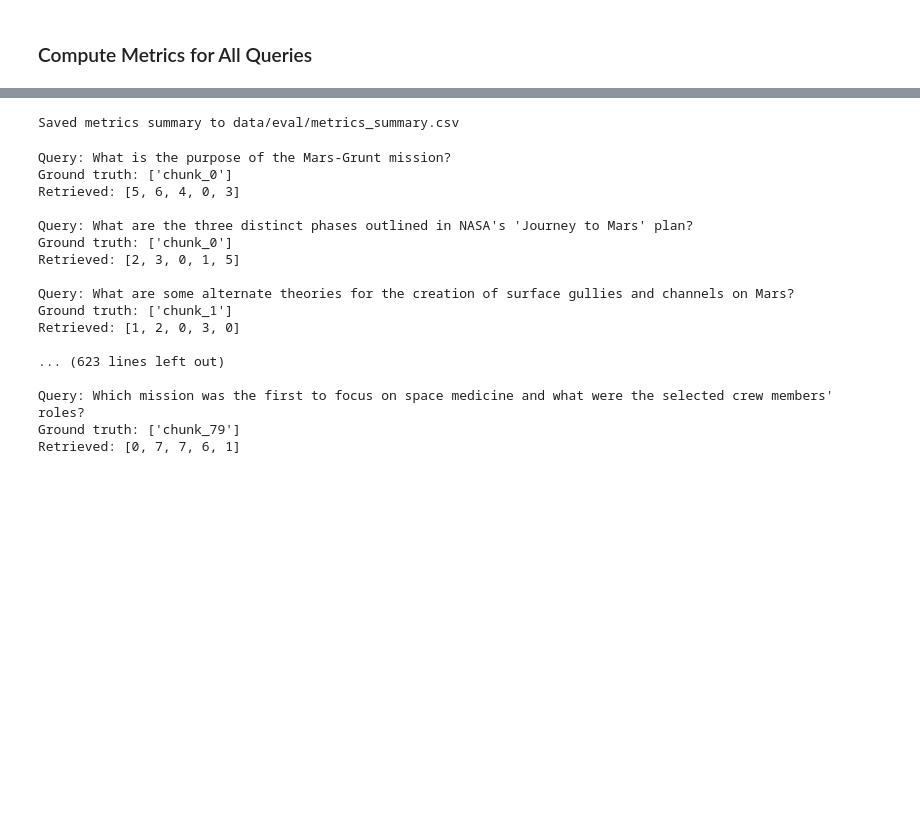
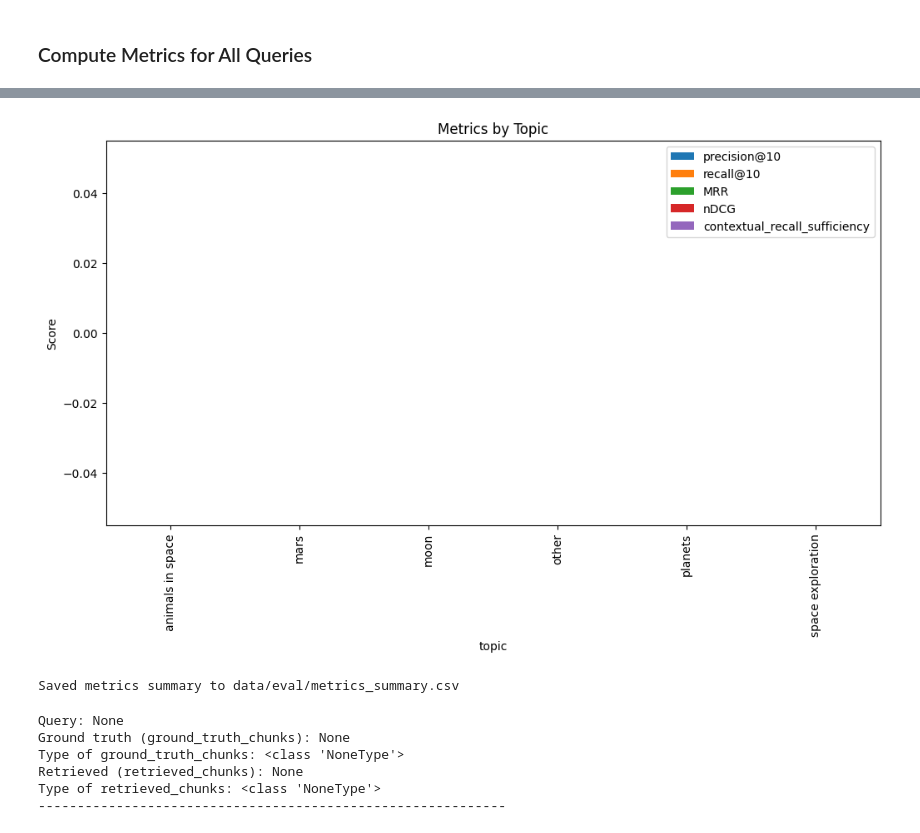
Before and after one commit to lkirch/ScienceSage, a Jupyter notebook: notebooks/sciencesage_rag_llm_evaluation.ipynb, the cells around one changed output, grey strips where cells are left out. Cells and saved outputs as stored; diff of their text form; code cells hidden in the pictures; blank space fills up the shorter version.

Commit message:
TODO: debug

```diff
--- a/notebooks/sciencesage_rag_llm_evaluation.ipynb
+++ b/notebooks/sciencesage_rag_llm_evaluation.ipynb
@@ -121,37 +135,35 @@ plt.show()
 # %%
 # Metrics by Topic or Level
-if "topic" in golden_df.columns:
-    merged = pd.concat([metrics_df, golden_df[["topic"]]], axis=1)
+if "topic" in ground_truth_df.columns:
+    merged = pd.concat([metrics_df, ground_truth_df[["topic"]]], axis=1)
     topic_means = merged.groupby("topic").mean(numeric_only=True)
     topic_means.plot(kind="bar", figsize=(12,6), title="Metrics by Topic")
     plt.ylabel("Score")
     plt.show()
+# %% [output]
+[figure, added]
 # %%
 metrics_df.to_csv(f"../{METRICS_SUMMARY_FILE}", index=False)
 print(f"Saved metrics summary to {METRICS_SUMMARY_FILE}")
 # %% [output]
 Saved metrics summary to data/eval/metrics_summary.csv
 # %%
-for g, r in zip(golden, results):
+# Show the first few queries for debugging
+for g, r in zip(ground_truth, results):
     print("Query:", g.get("query"))
-    print("Ground truth:", g.get("context_ids"))
-    print("Retrieved:", r.get("retrieved_chunks"))
-    print()
+    print("Ground truth (ground_truth_chunks):", g.get("ground_truth_chunks"))
+    print("Type of ground_truth_chunks:", type(g.get("ground_truth_chunks")))
+    print("Retrieved (retrieved_chunks):", r.get("retrieved_chunks"))
+    print("Type of retrieved_chunks:", type(r.get("retrieved_chunks")))
+    if g.get("ground_truth_chunks") and r.get("retrieved_chunks"):
+        print("Sample ground truth item type:", type(g.get("ground_truth_chunks")[0]))
+        print("Sample retrieved item type:", type(r.get("retrieved_chunks")[0]))
+    print("-" * 60)
+    break  # Remove break to see more queries
 # %% [output]
-Query: What is the purpose of the Mars-Grunt mission?
-Ground truth: ['chunk_0']
-Retrieved: [5, 6, 4, 0, 3]
-
-Query: What are the three distinct phases outlined in NASA's 'Journey to Mars' plan?
-Ground truth: ['chunk_0']
-Retrieved: [2, 3, 0, 1, 5]
-
-Query: What are some alternate theories for the creation of surface gullies and channels on Mars?
-Ground truth: ['chunk_1']
-Retrieved: [1, 2, 0, 3, 0]
-
-... (623 lines left out)
-
-Query: Which mission was the first to focus on space medicine and what were the selected crew members' roles?
-Ground truth: ['chunk_79']
-Retrieved: [0, 7, 7, 6, 1]
+Query: None
+Ground truth (ground_truth_chunks): None
+Type of ground_truth_chunks: <class 'NoneType'>
+Retrieved (retrieved_chunks): None
+Type of retrieved_chunks: <class 'NoneType'>
+------------------------------------------------------------
```
Also changed, not shown: parts of 7 cells of this notebook.
